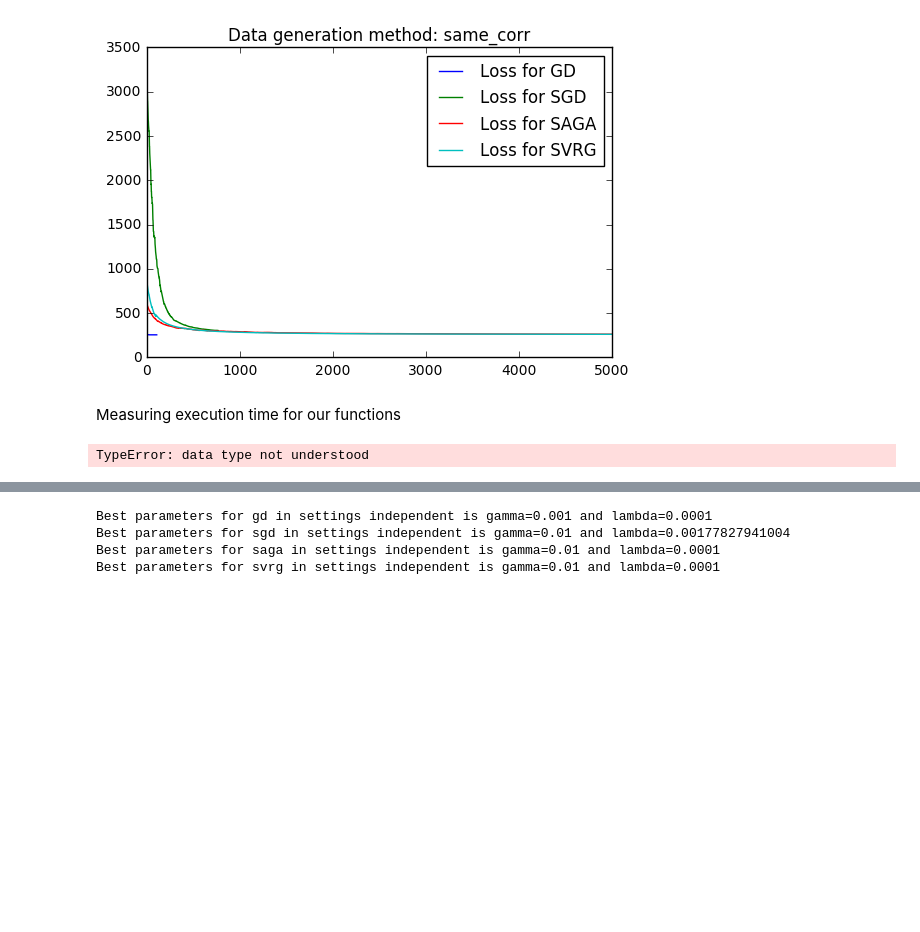
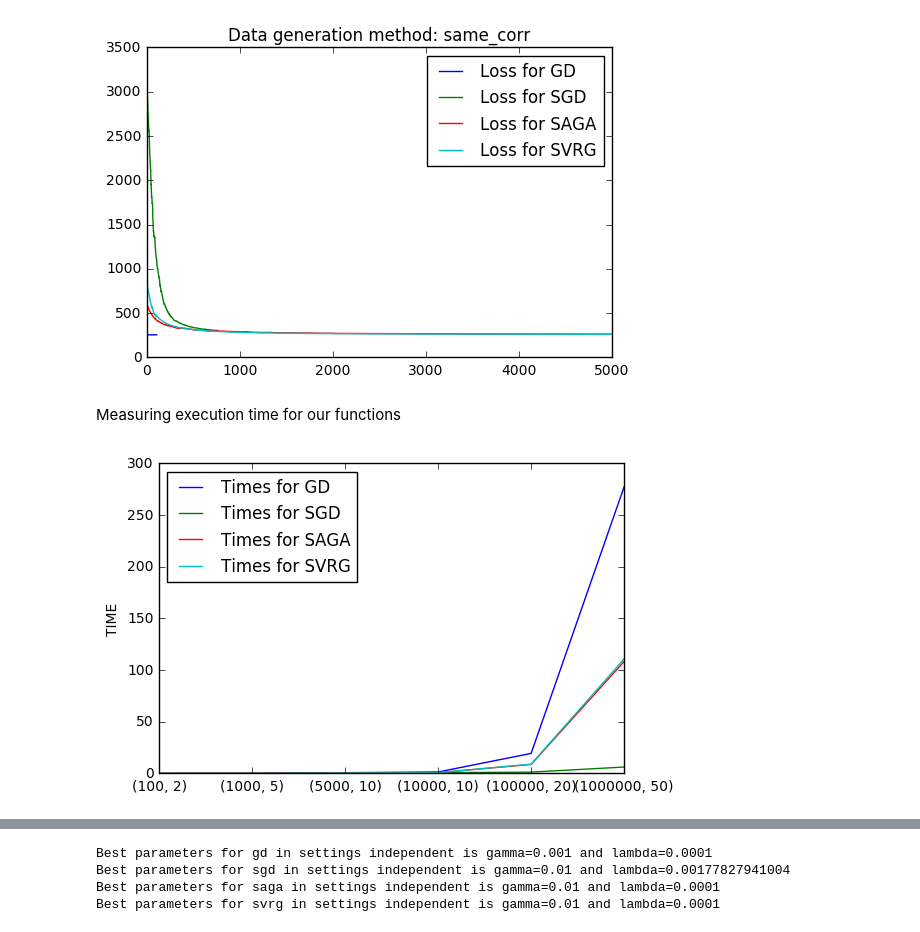
Before and after one commit to sjwilczynski/AlgStPr, a Jupyter notebook: lab3/ProjectNotebook.ipynb, the cells around one changed output, grey strips where cells are left out. Drawn from its saved outputs; the diff is of its cells as text; code cells hidden in the pictures; blank space fills up the shorter version.

```diff
--- a/lab3/ProjectNotebook.ipynb
+++ b/lab3/ProjectNotebook.ipynb
@@ -478,36 +478,41 @@ The loss was 261.065631602
 # %% [markdown]
 Measuring execution time for our functions
 # %%
-ns = [100, 1000]#, 5000, 10**4, 10**5, 10**6]
-ds = [2,5]#,10,10,20,50]
-times = np.empty((4, len(ns))
-STEPS = 2*10**3
+ns = [100, 1000, 5000, 10**4, 10**5, 10**6]
+ds = [2,5,10,10,20,50]
+times = np.empty((4, len(ns)))
+STEPS = 10**3
 beta = np.random.uniform(-1, 2, d).reshape(-1, 1)  # very important reshape
 x = generate_data(n, d, 0.8, AUTO_CORR)
 y = generate_response(x, beta)
 
-for i,n,d in enumrate(zip(ns,ds)):
+for i,s in enumerate(zip(ns,ds)):
+    d = s[1]
+    n = s[0]
+    beta = np.random.uniform(-1, 2, d).reshape(-1, 1)  # very important reshape
+    x = generate_data(n, d, 0.8, AUTO_CORR)
+    y = generate_response(x, beta)
     t1 = time()
-    a, losses, steps_count = gradient_descent(x, y, step=0.001, lam=0, prox=False)
+    a, losses, steps_count = gradient_descent(x, y, epsilon=10**(-12), step=0.00001, lam=0, prox=False)
     times[0,i] = time()-t1
     t1 = time()
-    a, losses, steps_count = gradient_descent(x, y, step=0.001, lam=0, prox=False, stochastic=True)
+    a, losses, steps_count = gradient_descent(x, y, epsilon=10**(-12), step=0.00001, lam=0, prox=False, stochastic=True)
     times[1,i] = time()-t1
     t1 = time()
-    a, losses, steps_count = saga(x, y, step=0.001, lam=0, prox=False)
+    a, losses, steps_count = saga(x, y, epsilon=10**(-12), step=0.00001, lam=0, prox=False)
     times[2,i] = time()-t1
     t1 = time()
-    a, losses, steps_count = svrg(x, y, step=0.001, lam=0, prox=False)
+    a, losses, steps_count = svrg(x, y, epsilon=10**(-12), step=0.00001, lam=0, prox=False)
     times[3,i] = time()-t1
 
 plt.figure(1)
 plt.plot(np.arange(len(ns)), times[0,:], label='Times for GD')
 plt.plot(np.arange(len(ns)), times[1,:], label='Times for SGD')
 plt.plot(np.arange(len(ns)), times[2,:], label='Times for SAGA')
 plt.plot(np.arange(len(ns)), times[3,:], label='Times for SVRG')
 xticks(np.arange(len(ns)),zip(ns,ds))
 ylabel('TIME')
-plt.legend()
+plt.legend(loc=2)
 plt.show()
 # %% [output]
-TypeError: data type not understood
+[figure, added]
```
Also changed, not shown: parts of 1 cell of this notebook.
